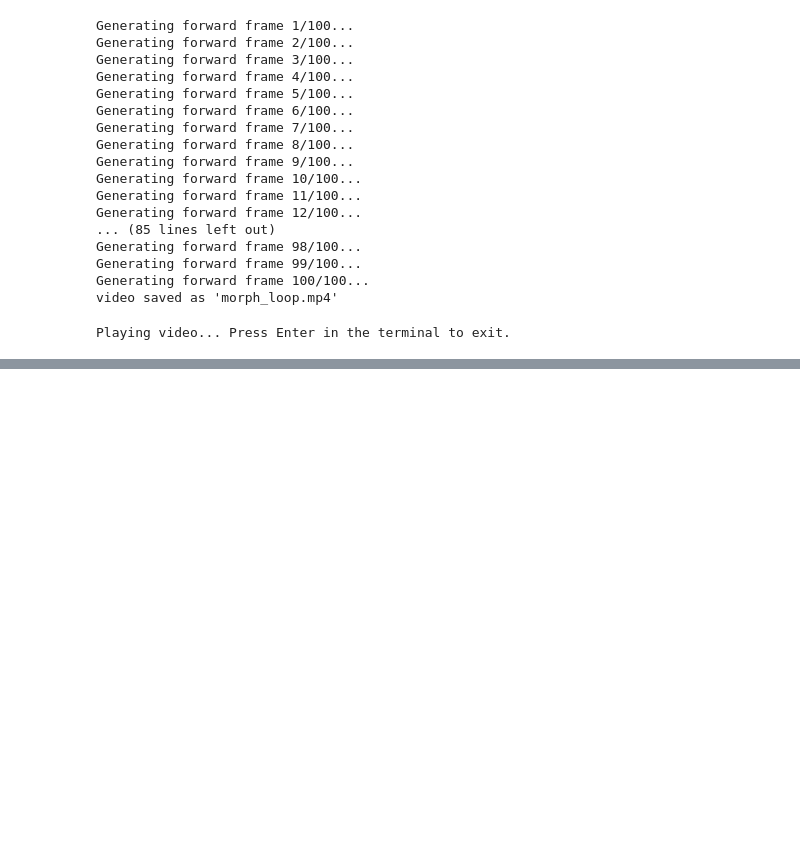
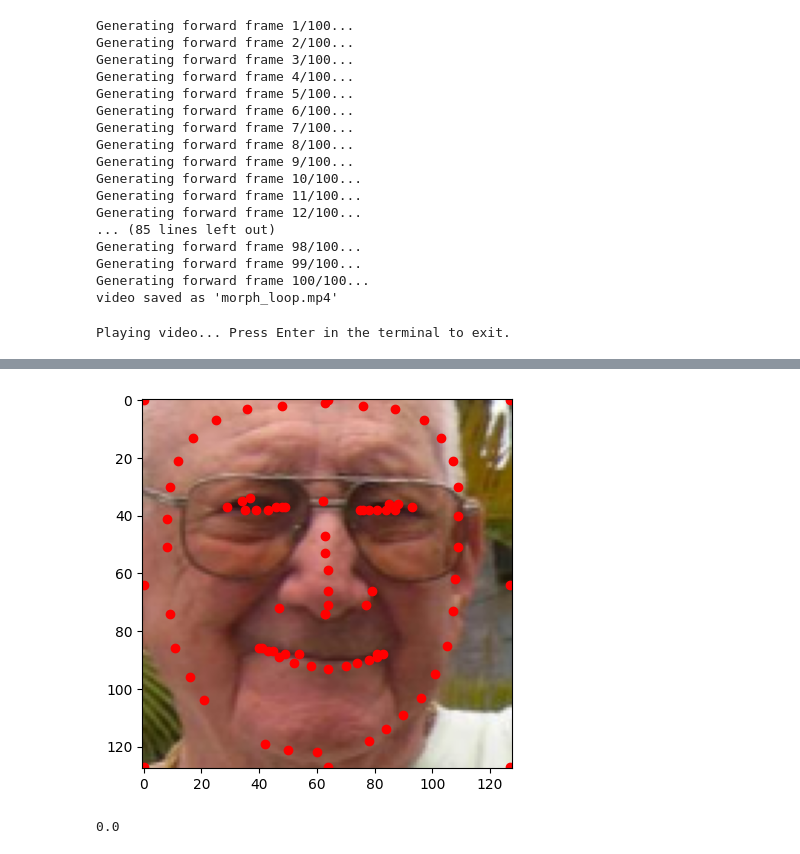
Before and after one commit to weixuanzh/CS445_morphing_project, a Jupyter notebook: Morphing.ipynb, the cells around one changed output, grey strips where cells are left out. Saved outputs shown, nothing was run; the diff lists cells and outputs as text; code cells hidden in the pictures; blank space fills up the shorter version.

```diff
--- a/Morphing.ipynb
+++ b/Morphing.ipynb
@@ -199,0 +290,12 @@ Playing video... Press Enter in the terminal to exit.
+# %%
+#Here we're showing that mediapipe is working well, detecting all the landmarks within each image provided
+plt.imshow(first_image)
+for point_x,point_y in first_points:
+    plt.plot(point_x,point_y,'ro')
+plt.show()
+# %% [output]
+[figure, added]
+# %%
+print(error) # no error at all from the interpolation method
+# %% [output]
+0.0
```
Also changed, not shown: parts of 7 cells of this notebook, 16 other files.
